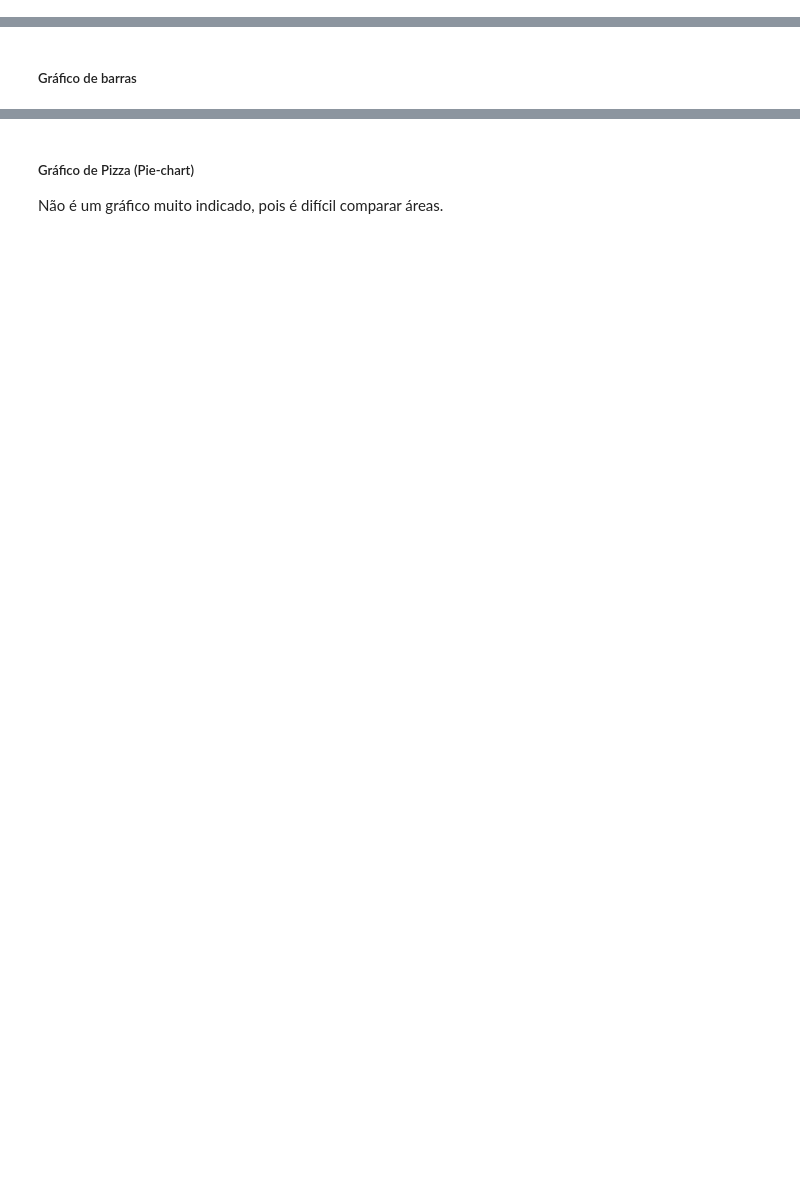
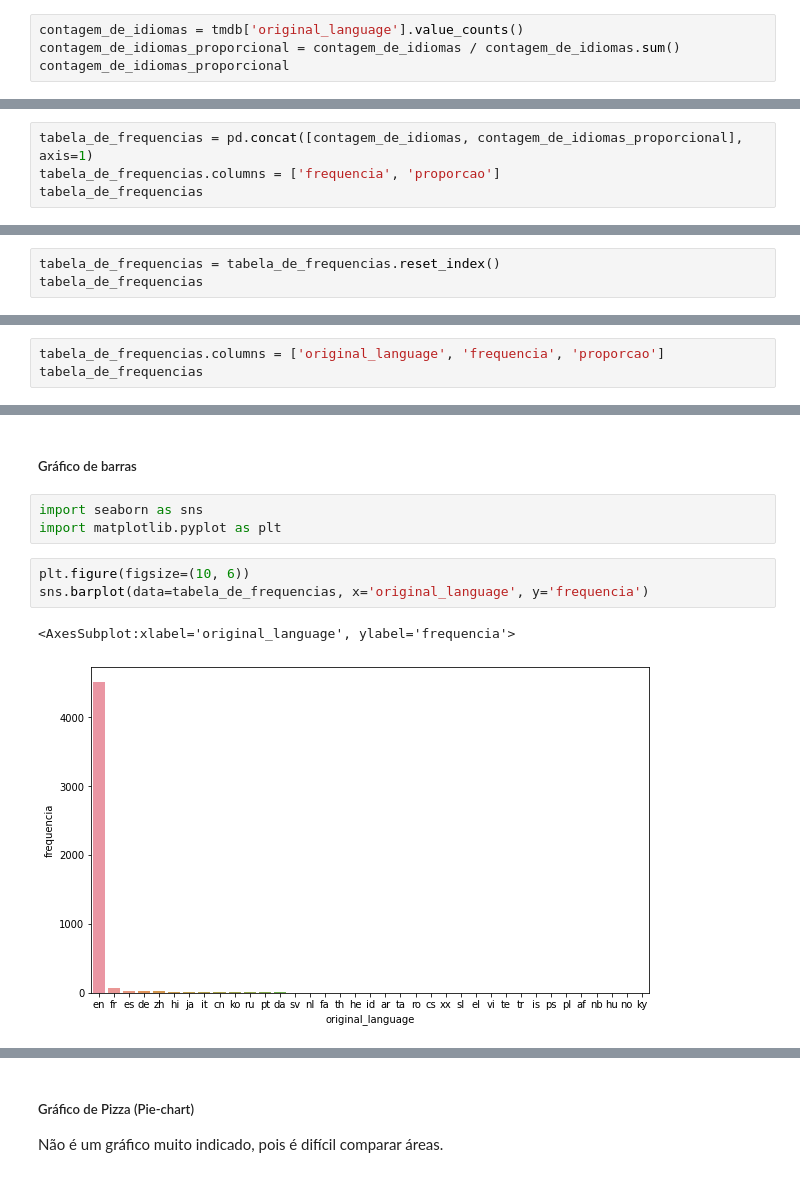
Before and after one commit to prof-samuka-IFSP/IFSP-CMP-INTL6-2020.2, a Jupyter notebook: manipulacao_de_dados/codes/manipulacao_de_dados_parte_2.ipynb, the cells around one changed output, grey strips where cells are left out. Drawn from its saved outputs; the diff is of its cells as text; blank space fills up the shorter version.

```diff
--- a/manipulacao_de_dados/codes/manipulacao_de_dados_parte_2.ipynb
+++ b/manipulacao_de_dados/codes/manipulacao_de_dados_parte_2.ipynb
@@ -59,0 +98,4 @@ Tal escala de valor, pode não expressar, exatamente, a magnitude da diferença
+# %%
+contagem_de_idiomas = tmdb['original_language'].value_counts()
+contagem_de_idiomas_proporcional = contagem_de_idiomas / contagem_de_idiomas.sum()
+contagem_de_idiomas_proporcional
@@ -59,0 +120,4 @@ Tal escala de valor, pode não expressar, exatamente, a magnitude da diferença
+# %%
+tabela_de_frequencias = pd.concat([contagem_de_idiomas, contagem_de_idiomas_proporcional], axis=1)
+tabela_de_frequencias.columns = ['frequencia', 'proporcao']
+tabela_de_frequencias
@@ -60,2 +142,5 @@ Tal escala de valor, pode não expressar, exatamente, a magnitude da diferença
 # %% [markdown]
 #### Visualizando as categorias
+# %%
+tabela_de_frequencias = tabela_de_frequencias.reset_index()
+tabela_de_frequencias
@@ -61,0 +165,3 @@ Tal escala de valor, pode não expressar, exatamente, a magnitude da diferença
+# %%
+tabela_de_frequencias.columns = ['original_language', 'frequencia', 'proporcao']
+tabela_de_frequencias
@@ -62,2 +186,11 @@ Tal escala de valor, pode não expressar, exatamente, a magnitude da diferença
 # %% [markdown]
 ##### Gráfico de barras
+# %%
+import seaborn as sns
+import matplotlib.pyplot as plt
+# %%
+plt.figure(figsize=(10, 6))
+sns.barplot(data=tabela_de_frequencias, x='original_language', y='frequencia')
+# %% [output]
+<AxesSubplot:xlabel='original_language', ylabel='frequencia'>
+[figure, added]
```
Also changed, not shown: parts of 27 cells of this notebook, 4 other files.
